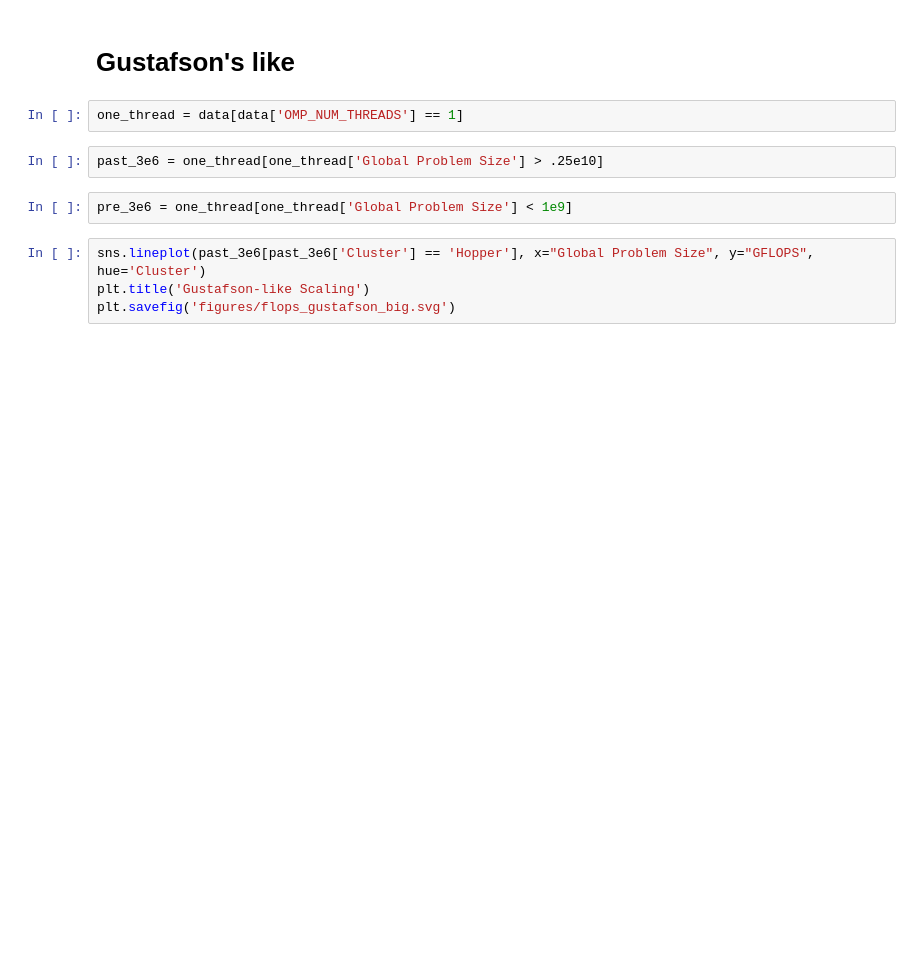
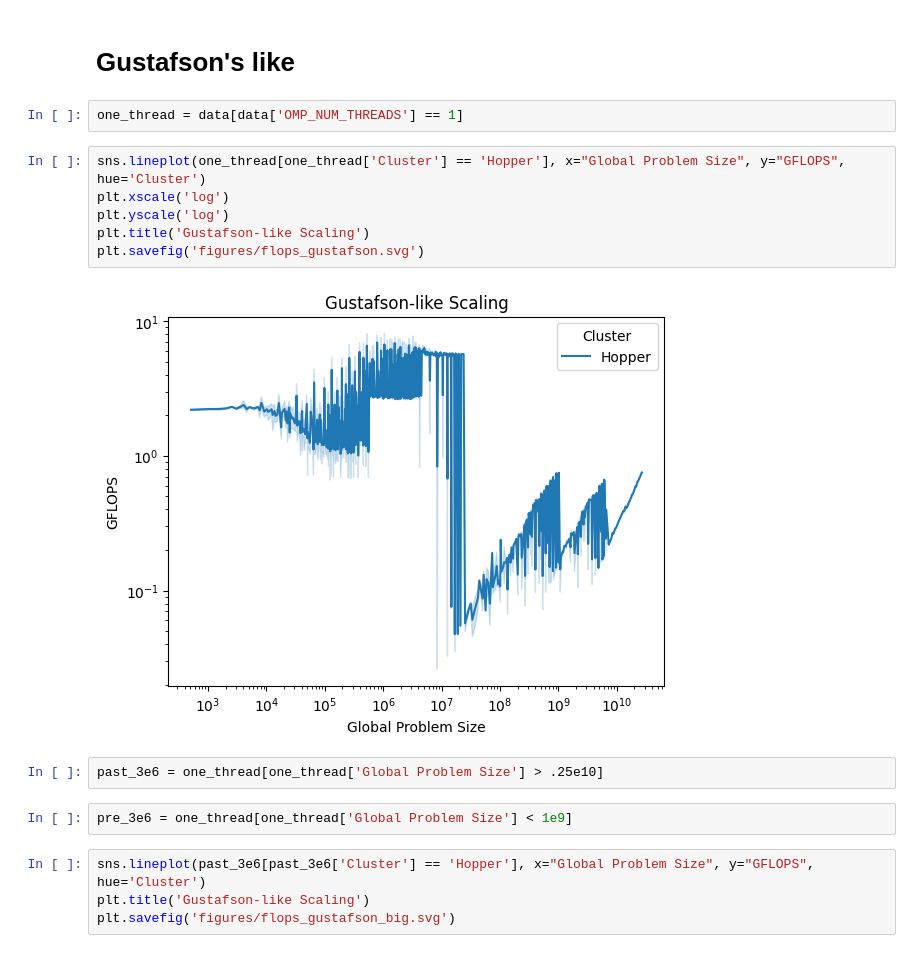
Before and after one commit to mikethebos/HPCG, a Jupyter notebook: Analysis.ipynb, the cells around one changed output. Drawn from its saved outputs; the diff is of its cells as text; blank space fills up the shorter version.

Commit message:
updated plots, nb

```diff
--- a/Analysis.ipynb
+++ b/Analysis.ipynb
@@ -187,6 +187,14 @@ max   &   101.310000 &     9.593380 &  101.310000 \\
 # Gustafson's like
 # %%
 one_thread = data[data['OMP_NUM_THREADS'] == 1]
+# %%
+sns.lineplot(one_thread[one_thread['Cluster'] == 'Hopper'], x="Global Problem Size", y="GFLOPS", hue='Cluster')
+plt.xscale('log')
+plt.yscale('log')
+plt.title('Gustafson-like Scaling')
+plt.savefig('figures/flops_gustafson.svg')
+# %% [output]
+[figure, added]
 # %%
 past_3e6 = one_thread[one_thread['Global Problem Size'] > .25e10]
 # %%
```
Also changed, not shown: parts of 20 cells of this notebook, 17 other files.
